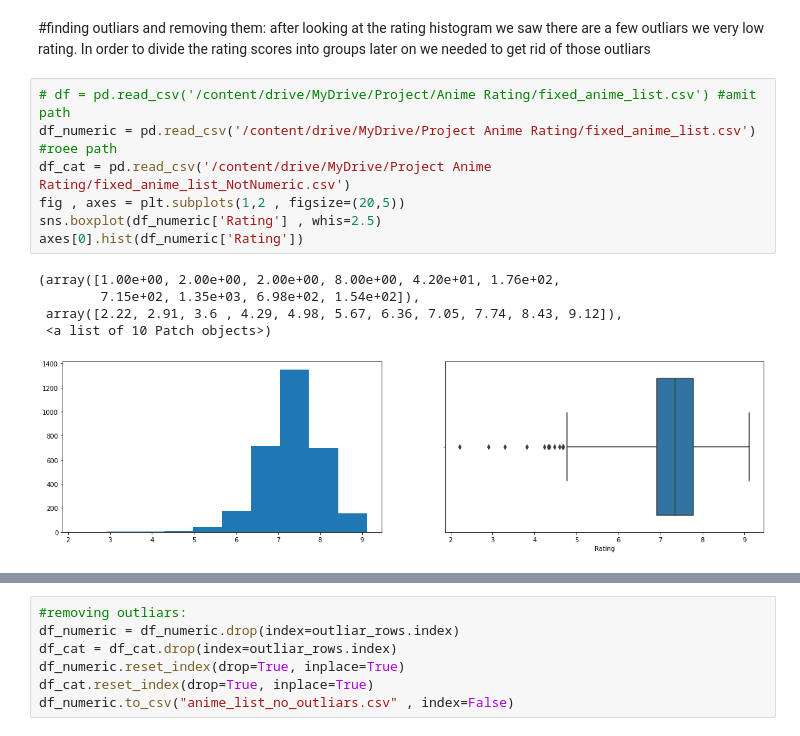
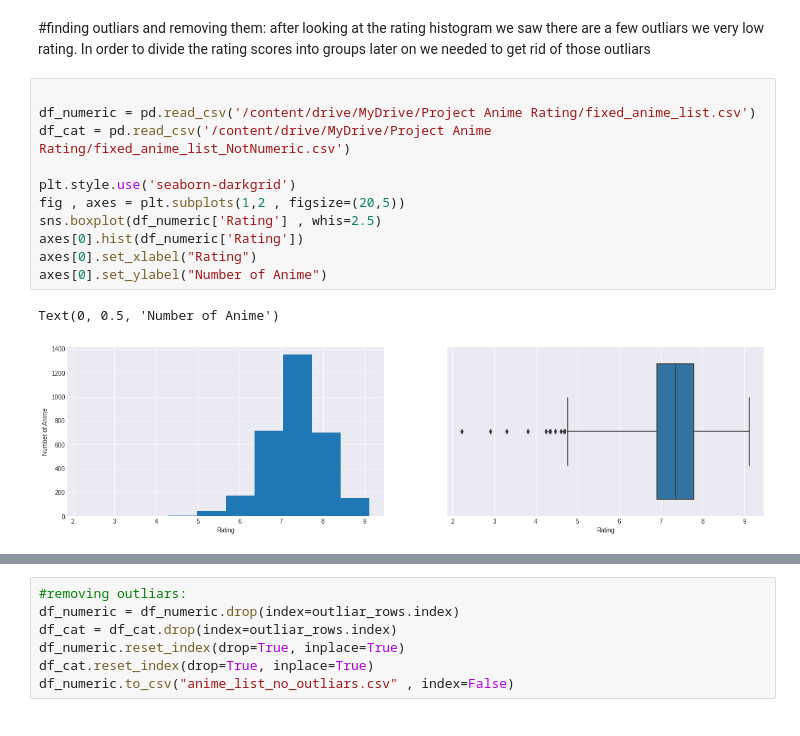
Before and after one commit to roeelq323/Anime-Rating-Project, a Jupyter notebook: Anime_Rating.ipynb, the cells around one changed output, grey strips where cells are left out. Drawn from its saved outputs; the diff is of its cells as text.

```diff
--- a/Anime_Rating.ipynb
+++ b/Anime_Rating.ipynb
@@ -412,18 +395,19 @@ By using graphs we tracked down the outliars in the data and disposed of them. W
 #finding outliars and removing them:
 after looking at the rating histogram we saw there are a few outliars we very low rating. In order to divide the rating scores into groups later on we needed to get rid of those outliars
 # %%
-# df = pd.read_csv('/content/drive/MyDrive/Project/Anime Rating/fixed_anime_list.csv') #amit path
-df_numeric = pd.read_csv('/content/drive/MyDrive/Project Anime Rating/fixed_anime_list.csv') #roee path
+
+df_numeric = pd.read_csv('/content/drive/MyDrive/Project Anime Rating/fixed_anime_list.csv')
 df_cat = pd.read_csv('/content/drive/MyDrive/Project Anime Rating/fixed_anime_list_NotNumeric.csv')
+
+plt.style.use('seaborn-darkgrid')
 fig , axes = plt.subplots(1,2 , figsize=(20,5))
 sns.boxplot(df_numeric['Rating'] , whis=2.5)
 axes[0].hist(df_numeric['Rating'])
+axes[0].set_xlabel("Rating")
+axes[0].set_ylabel("Number of Anime")
 # %% [output]
-(array([1.00e+00, 2.00e+00, 2.00e+00, 8.00e+00, 4.20e+01, 1.76e+02,
-        7.15e+02, 1.35e+03, 6.98e+02, 1.54e+02]),
- array([2.22, 2.91, 3.6 , 4.29, 4.98, 5.67, 6.36, 7.05, 7.74, 8.43, 9.12]),
- <a list of 10 Patch objects>)
+Text(0, 0.5, 'Number of Anime')
-[figure, old version]
+[figure, new version]
 # %%
 #finding the outliars
 Q1 = np.percentile(df_numeric['Rating'] , 25)
```
Also changed, not shown: parts of 23 cells of this notebook.
